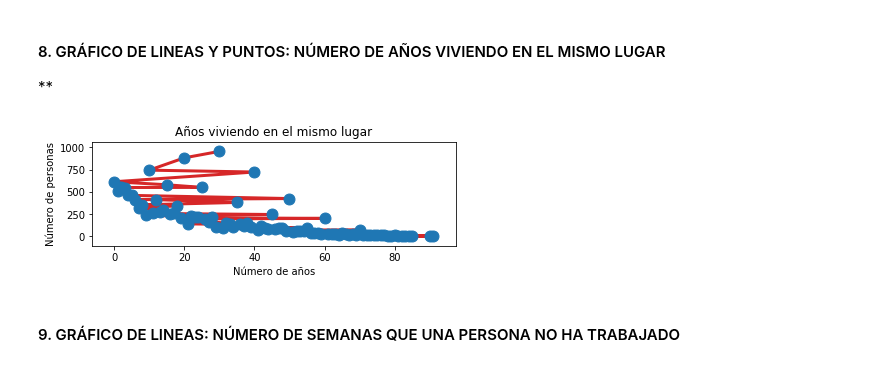
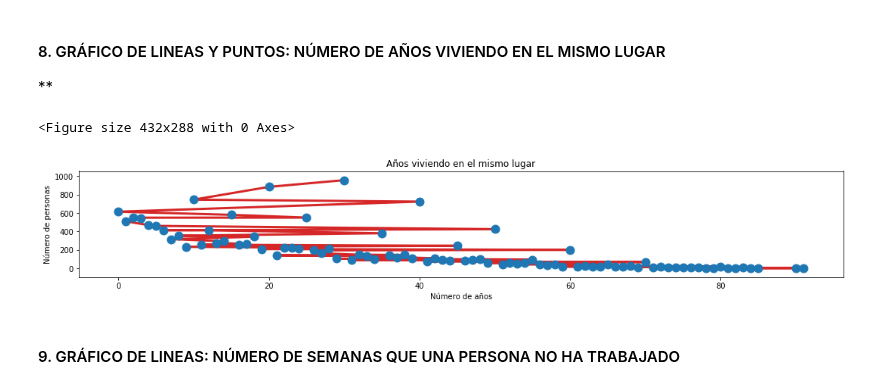
Before and after one commit to 2019-B-GR1-Python/py-cuasqui-pupiales-pedro-javier, a Jupyter notebook: Informe1b/Informe INEC.ipynb, the cells around one changed output. Cells and saved outputs as stored; diff of their text form; code cells hidden in the pictures.

```diff
--- a/Informe1b/Informe INEC.ipynb
+++ b/Informe1b/Informe INEC.ipynb
@@ -348,23 +357,25 @@ plt.show()
 # %%
 #8 NUMERO DE AÑOS VIVIENDO EN EL MISMO LUGAR
 anios_viviendo_lugar= df_3["p16b"].value_counts()
 
 anios_viviendo_diferentes= list(anios_viviendo_lugar.index)
 # Fixing random state for reproducibility
 np.random.seed(19680801)
 x = anios_viviendo_diferentes
 y = anios_viviendo_lugar
 plt.figure()
+plt.figure(figsize=(15,5))
 # Scatter plot on top of lines
 plt.subplot(212)
 plt.plot(x, y, 'C3', zorder=1, lw=3)
 plt.scatter(x, y, s=120, zorder=2)
 plt.title('Años viviendo en el mismo lugar')
 plt.xlabel("Número de años")
 plt.ylabel("Número de personas")
 plt.tight_layout()
 # %% [output]
+<Figure size 432x288 with 0 Axes>
-[figure, old version]
+[figure, new version]
 # %% [markdown]
 #### 9.  GRÁFICO DE LINEAS: NÚMERO DE SEMANAS QUE UNA PERSONA NO HA TRABAJADO
 # %%
```
Also changed, not shown: parts of 9 cells of this notebook, 1 other file.
